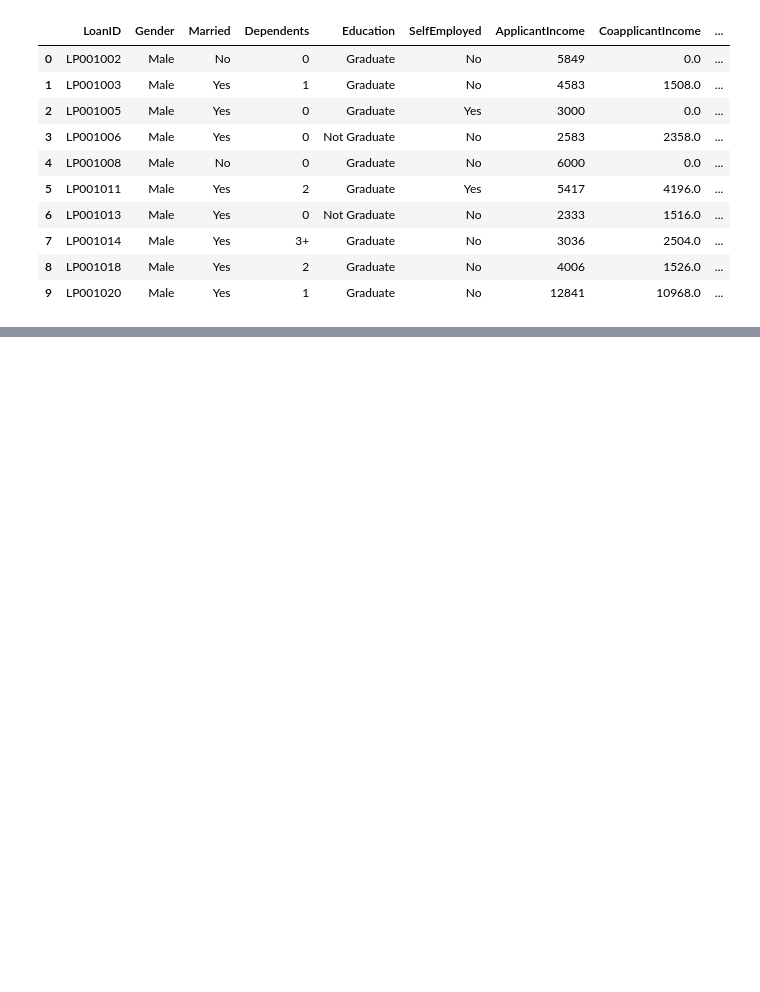
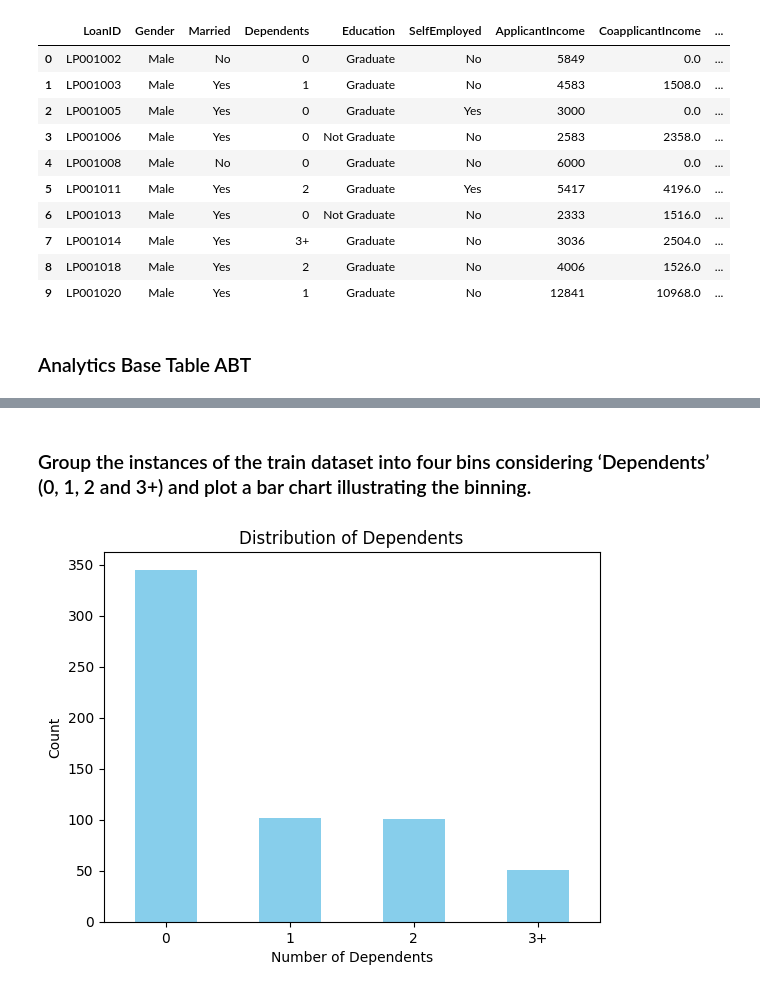
Before and after one commit to FarsanBaloo/Ensemble-Finance-Loan-Classification, a Jupyter notebook: main.ipynb, the cells around one changed output, grey strips where cells are left out. Saved outputs shown, nothing was run; the diff lists cells and outputs as text; code cells hidden in the pictures; blank space fills up the shorter version.

```diff
--- a/main.ipynb
+++ b/main.ipynb
@@ -35,6 +34,8 @@ trainset.head(10)
 | 7 | LP001014 | Male | Yes | 3+ | Graduate | No | 3036 | 2504.0 | ... |
 | 8 | LP001018 | Male | Yes | 2 | Graduate | No | 4006 | 1526.0 | ... |
 | 9 | LP001020 | Male | Yes | 1 | Graduate | No | 12841 | 10968.0 | ... |
+# %% [markdown]
+### Analytics Base Table ABT
 # %%
 
 ABT_train = trainset.describe(include="all").T
@@ -68,3 +68,17 @@ ABT_train.to_excel('ABT_train.xlsx', index=False)
+# %% [markdown]
+### Group the instances of the train dataset into four bins considering ‘Dependents’ (0, 1, 2 and 3+) and plot a bar chart illustrating the binning.
+# %%
+# Group the instances of the train dataset into four bins considering ‘Dependents’ (0, 1, 2 and 3+) and plot a bar chart illustrating the binning.
+
+dependents_count = trainset['Dependents'].value_counts()
+dependents_count.plot(kind='bar', color='skyblue')
+plt.xlabel('Number of Dependents')
+plt.ylabel('Count')
+plt.title('Distribution of Dependents')
+plt.xticks(rotation=0)
+plt.show()
+# %% [output]
+[figure, added]
 # %%
 # fix dependents
 trainset['Dependents'] = trainset['Dependents'].replace('3+', 3).astype(float)
```
Also changed, not shown: parts of 10 cells of this notebook, 2 other files.
